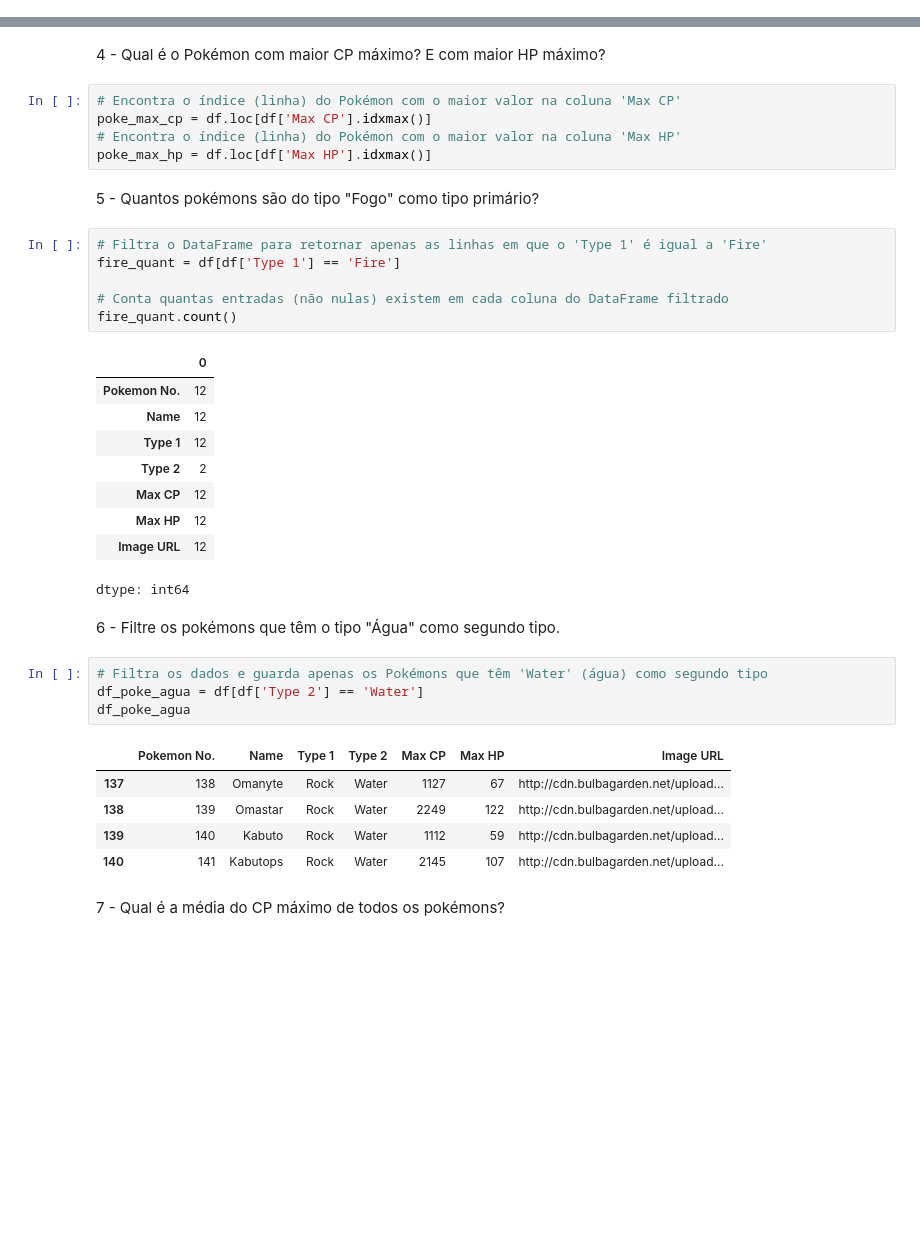
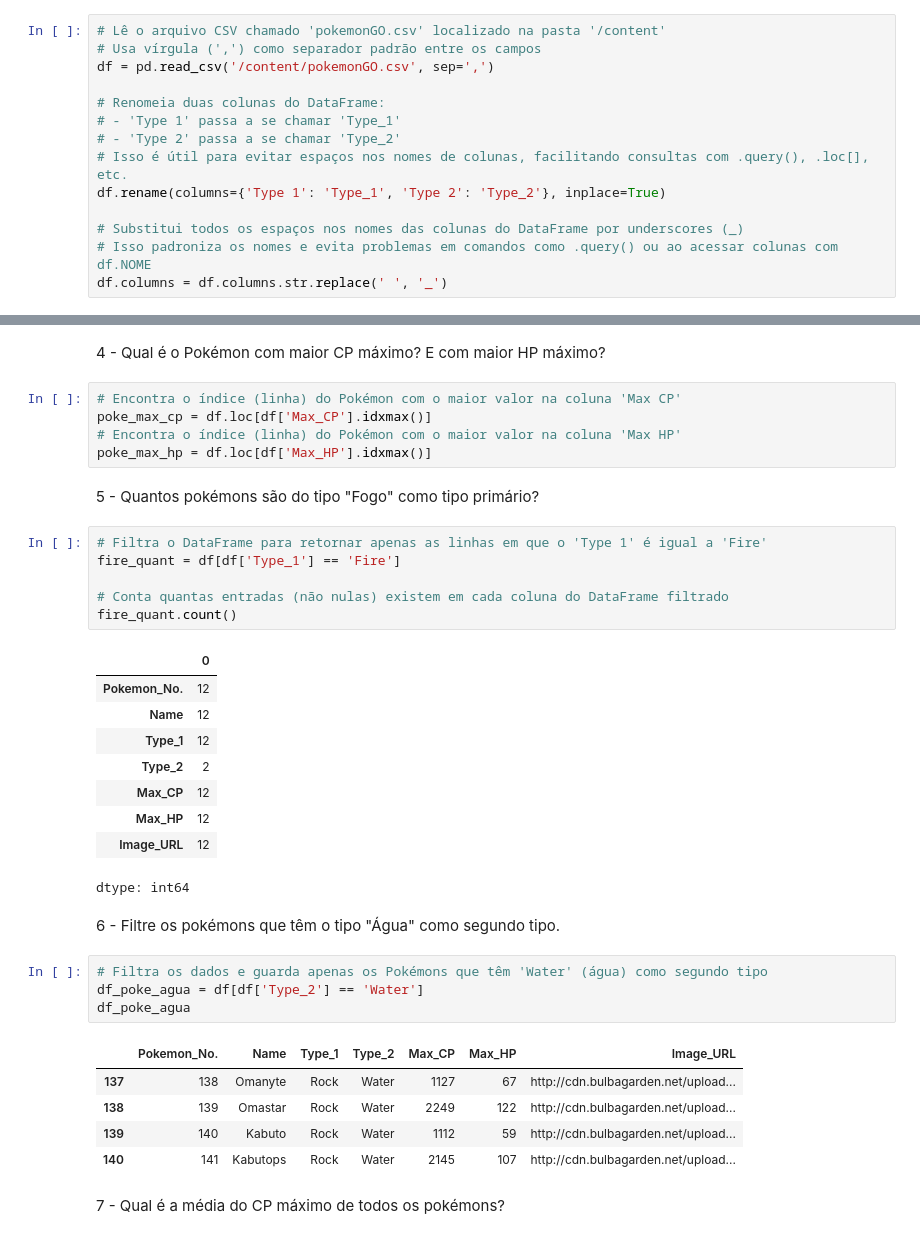
Before and after one commit to Pegoral123/pokemon-exploration, a Jupyter notebook: pokemon_manipulation.ipynb, the cells around one changed output, grey strips where cells are left out. Drawn from its saved outputs; the diff is of its cells as text; blank space fills up the shorter version.

```diff
--- a/pokemon_manipulation.ipynb
+++ b/pokemon_manipulation.ipynb
@@ -11,3 +9,17 @@ df =  pd.read_csv('/content/pokemonGO.csv', sep = ',')
+# %%
+# Lê o arquivo CSV chamado 'pokemonGO.csv' localizado na pasta '/content'
+# Usa vírgula (',') como separador padrão entre os campos
+df = pd.read_csv('/content/pokemonGO.csv', sep=',')
+
+# Renomeia duas colunas do DataFrame:
+# - 'Type 1' passa a se chamar 'Type_1'
+# - 'Type 2' passa a se chamar 'Type_2'
+# Isso é útil para evitar espaços nos nomes de colunas, facilitando consultas com .query(), .loc[], etc.
+df.rename(columns={'Type 1': 'Type_1', 'Type 2': 'Type_2'}, inplace=True)
+
+# Substitui todos os espaços nos nomes das colunas do DataFrame por underscores (_)
+# Isso padroniza os nomes e evita problemas em comandos como .query() ou ao acessar colunas com df.NOME
+df.columns = df.columns.str.replace(' ', '_')
 # %%
 df.head()
 # %% [output]
@@ -62,36 +74,36 @@ np.int64(67)
 4 - Qual é o Pokémon com maior CP máximo? E com maior HP máximo?
 # %%
 # Encontra o índice (linha) do Pokémon com o maior valor na coluna 'Max CP'
-poke_max_cp = df.loc[df['Max CP'].idxmax()]
+poke_max_cp = df.loc[df['Max_CP'].idxmax()]
 # Encontra o índice (linha) do Pokémon com o maior valor na coluna 'Max HP'
-poke_max_hp = df.loc[df['Max HP'].idxmax()]
+poke_max_hp = df.loc[df['Max_HP'].idxmax()]
 # %% [markdown]
 5 - Quantos pokémons são do tipo "Fogo" como tipo primário?
 # %%
 # Filtra o DataFrame para retornar apenas as linhas em que o 'Type 1' é igual a 'Fire'
-fire_quant = df[df['Type 1'] == 'Fire']
+fire_quant = df[df['Type_1'] == 'Fire']
 
 # Conta quantas entradas (não nulas) existem em cada coluna do DataFrame filtrado
 fire_quant.count()
 # %% [output]
 |  | 0 |
-| Pokemon No. | 12 |
+| Pokemon_No. | 12 |
 | Name | 12 |
-| Type 1 | 12 |
-| Type 2 | 2 |
-| Max CP | 12 |
-| Max HP | 12 |
-| Image URL | 12 |
+| Type_1 | 12 |
+| Type_2 | 2 |
+| Max_CP | 12 |
+| Max_HP | 12 |
+| Image_URL | 12 |
 dtype: int64
 # %% [markdown]
 
 6 - Filtre os pokémons que têm o tipo "Água" como segundo tipo.
 # %%
 # Filtra os dados e guarda apenas os Pokémons que têm 'Water' (água) como segundo tipo
-df_poke_agua = df[df['Type 2'] == 'Water']
+df_poke_agua = df[df['Type_2'] == 'Water']
 df_poke_agua
 # %% [output]
-|  | Pokemon No. | Name | Type 1 | Type 2 | Max CP | Max HP | Image URL |
+|  | Pokemon_No. | Name | Type_1 | Type_2 | Max_CP | Max_HP | Image_URL |
 | 137 | 138 | Omanyte | Rock | Water | 1127 | 67 | http://cdn.bulbagarden.net/upload... |
 | 138 | 139 | Omastar | Rock | Water | 2249 | 122 | http://cdn.bulbagarden.net/upload... |
 | 139 | 140 | Kabuto | Rock | Water | 1112 | 59 | http://cdn.bulbagarden.net/upload... |
```
Also changed, not shown: parts of 15 cells of this notebook.
